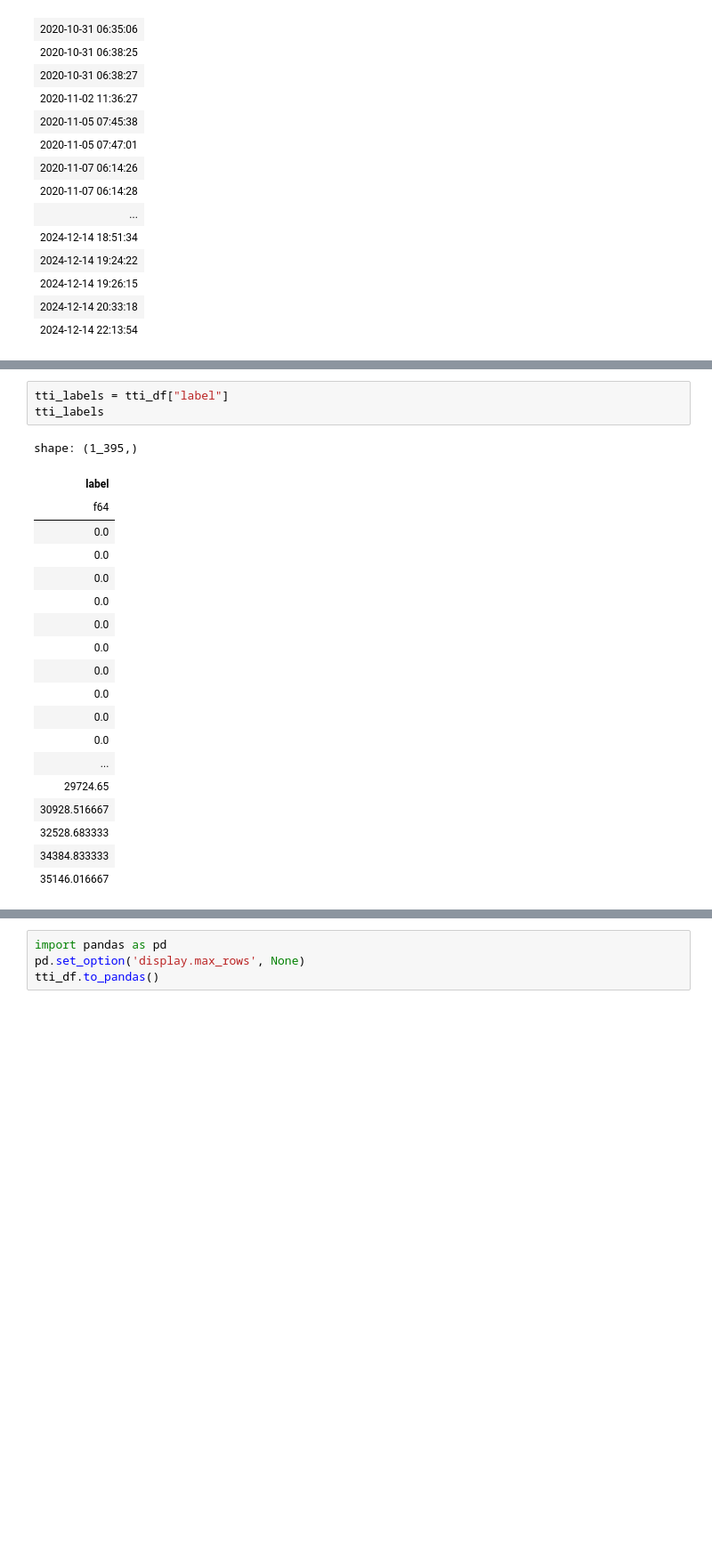
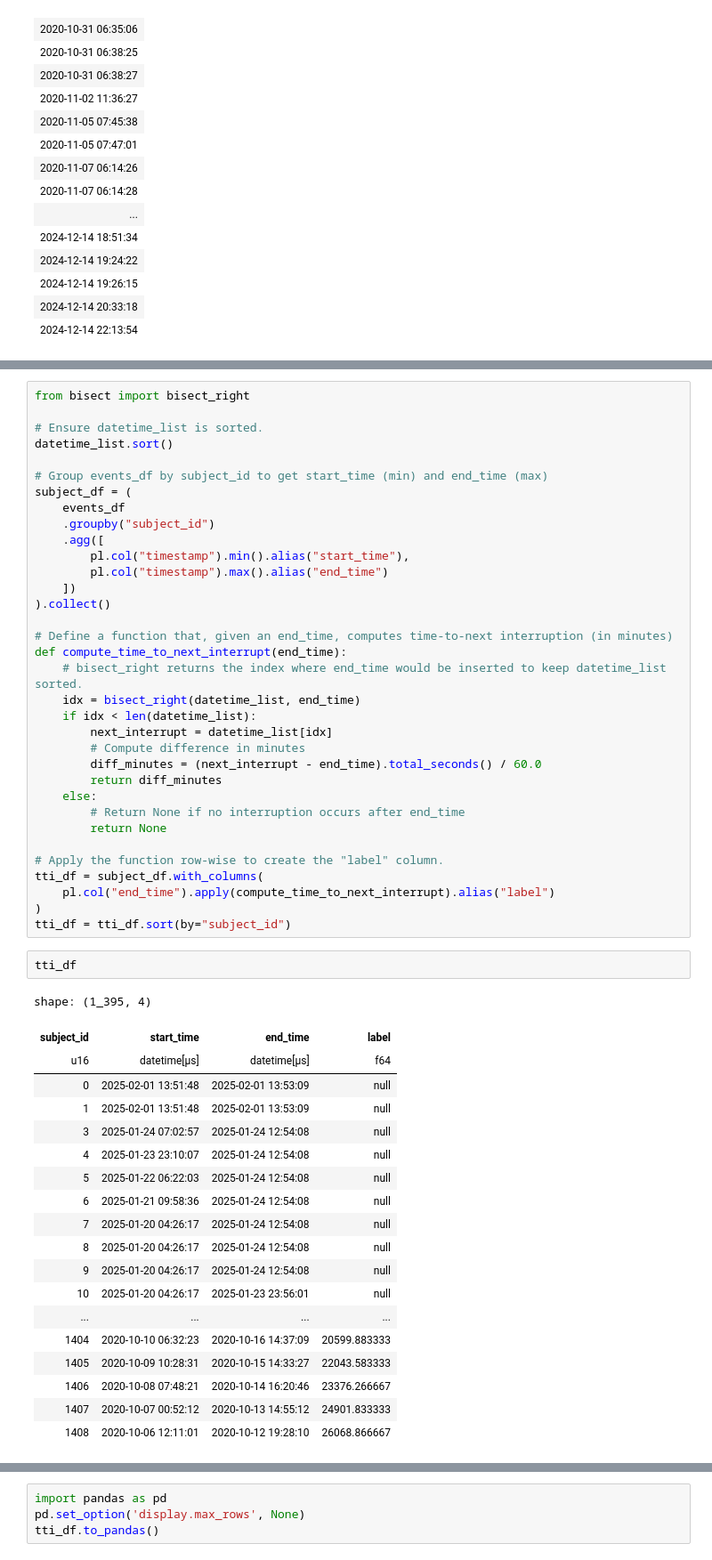
Before and after one commit to filipols/Master-thesis, a Jupyter notebook: notebooks/build_task_df.ipynb, the cells around one changed output, grey strips where cells are left out. Shown: that part at 89% size. Saved outputs shown, nothing was run; the diff lists cells and outputs as text; blank space fills up the shorter version.

```diff
--- a/notebooks/build_task_df.ipynb
+++ b/notebooks/build_task_df.ipynb
@@ -753,26 +750,59 @@ tti_df = tte_df.collect()
-# %%
-tti_labels = tti_df["label"]
-tti_labels
-# %% [output]
-shape: (1_395,)
-| label |
-| f64 |
-| 0.0 |
-| 0.0 |
-| 0.0 |
-| 0.0 |
-| 0.0 |
-| 0.0 |
-| 0.0 |
-| 0.0 |
-| 0.0 |
-| 0.0 |
-| ... |
-| 29724.65 |
-| 30928.516667 |
-| 32528.683333 |
-| 34384.833333 |
-| 35146.016667 |
+# %%
+from bisect import bisect_right
+
+# Ensure datetime_list is sorted.
+datetime_list.sort()
+
+# Group events_df by subject_id to get start_time (min) and end_time (max)
+subject_df = (
+    events_df
+    .groupby("subject_id")
+    .agg([
+        pl.col("timestamp").min().alias("start_time"),
+        pl.col("timestamp").max().alias("end_time")
+    ])
+).collect()
+
+# Define a function that, given an end_time, computes time-to-next interruption (in minutes)
+def compute_time_to_next_interrupt(end_time):
+    # bisect_right returns the index where end_time would be inserted to keep datetime_list sorted.
+    idx = bisect_right(datetime_list, end_time)
+    if idx < len(datetime_list):
+        next_interrupt = datetime_list[idx]
+        # Compute difference in minutes
+        diff_minutes = (next_interrupt - end_time).total_seconds() / 60.0
+        return diff_minutes
+    else:
+        # Return None if no interruption occurs after end_time
+        return None
+
+# Apply the function row-wise to create the "label" column.
+tti_df = subject_df.with_columns(
+    pl.col("end_time").apply(compute_time_to_next_interrupt).alias("label")
+)
+tti_df = tti_df.sort(by="subject_id")
+# %%
+tti_df
+# %% [output]
+shape: (1_395, 4)
+| subject_id | start_time | end_time | label |
+| u16 | datetime[μs] | datetime[μs] | f64 |
+| 0 | 2025-02-01 13:51:48 | 2025-02-01 13:53:09 | null |
+| 1 | 2025-02-01 13:51:48 | 2025-02-01 13:53:09 | null |
+| 3 | 2025-01-24 07:02:57 | 2025-01-24 12:54:08 | null |
+| 4 | 2025-01-23 23:10:07 | 2025-01-24 12:54:08 | null |
+| 5 | 2025-01-22 06:22:03 | 2025-01-24 12:54:08 | null |
+| 6 | 2025-01-21 09:58:36 | 2025-01-24 12:54:08 | null |
+| 7 | 2025-01-20 04:26:17 | 2025-01-24 12:54:08 | null |
+| 8 | 2025-01-20 04:26:17 | 2025-01-24 12:54:08 | null |
+| 9 | 2025-01-20 04:26:17 | 2025-01-24 12:54:08 | null |
+| 10 | 2025-01-20 04:26:17 | 2025-01-23 23:56:01 | null |
+| ... | ... | ... | ... |
+| 1404 | 2020-10-10 06:32:23 | 2020-10-16 14:37:09 | 20599.883333 |
+| 1405 | 2020-10-09 10:28:31 | 2020-10-15 14:33:27 | 22043.583333 |
+| 1406 | 2020-10-08 07:48:21 | 2020-10-14 16:20:46 | 23376.266667 |
+| 1407 | 2020-10-07 00:52:12 | 2020-10-13 14:55:12 | 24901.833333 |
+| 1408 | 2020-10-06 12:11:01 | 2020-10-12 19:28:10 | 26068.866667 |
 # %%
 tti_df.write_parquet(TASK_DF_DIR / "task_df_eneryield_tti.parquet")
 print(f"saved task_df to {TASK_DF_DIR}")
```
Also changed, not shown: parts of 3 cells of this notebook, 8 other files.
